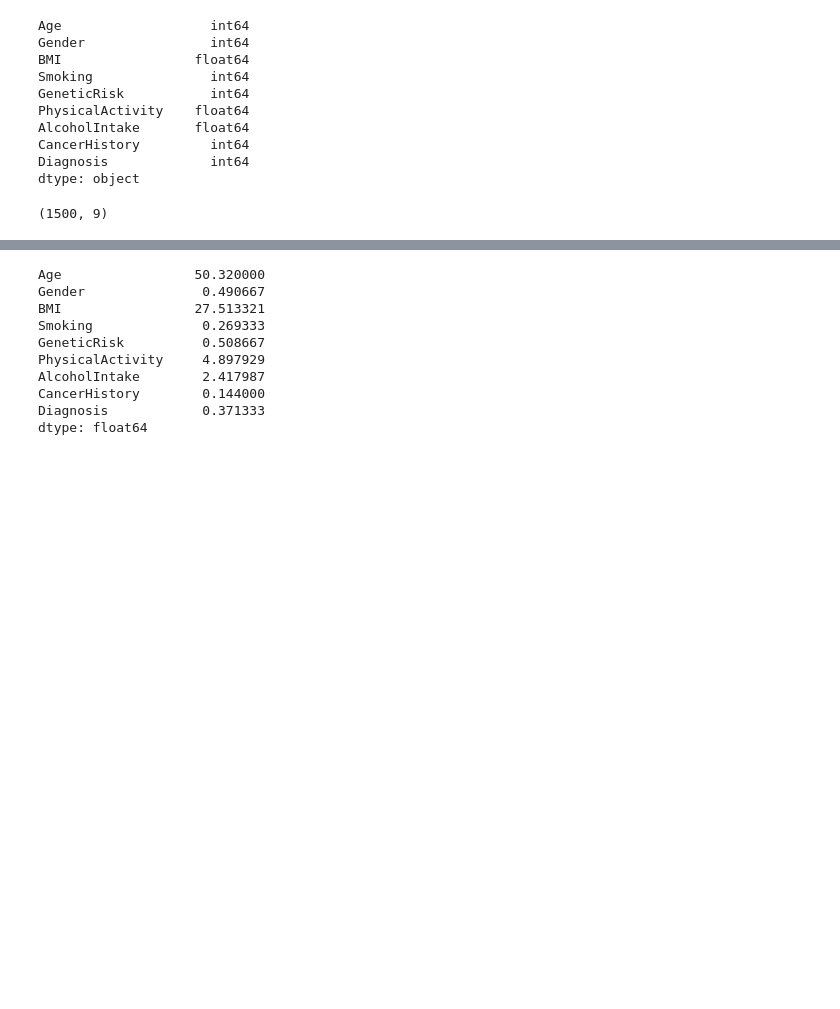
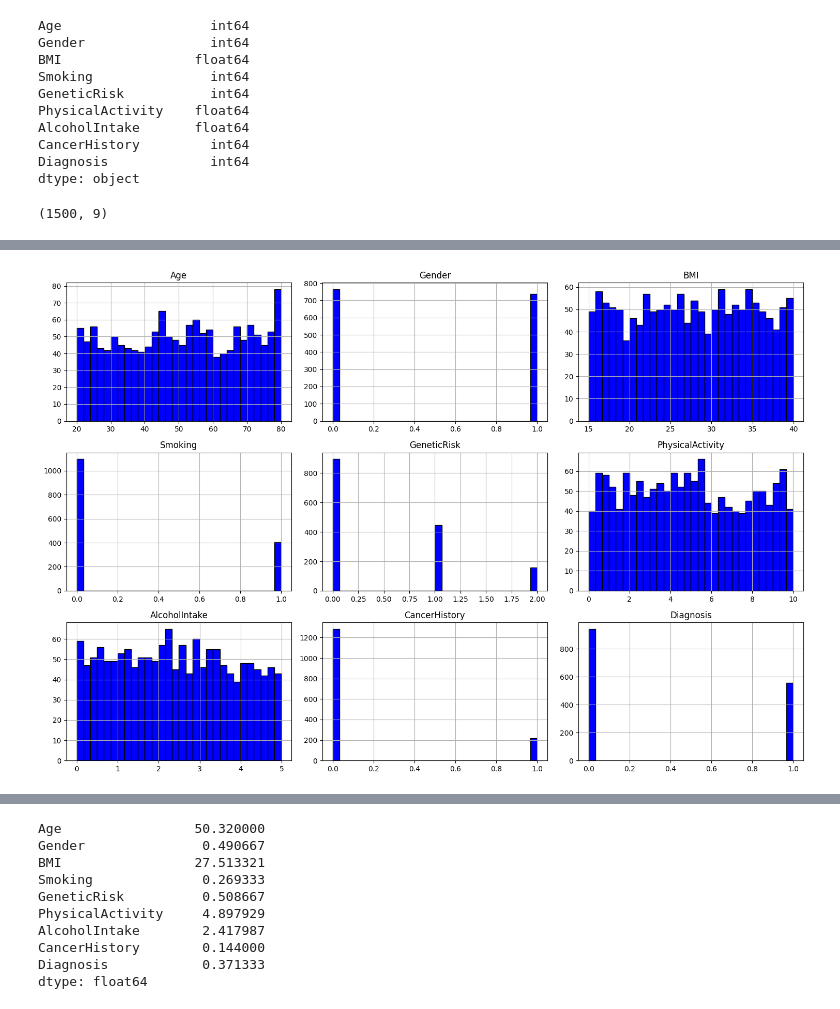
Before and after one commit to Savindi2002/Canser-Prediction-Analysis, a Jupyter notebook: notebooks/cancer_prediction.ipynb, the cells around one changed output, grey strips where cells are left out. Cells and saved outputs as stored; diff of their text form; code cells hidden in the pictures; blank space fills up the shorter version.

```diff
--- a/notebooks/cancer_prediction.ipynb
+++ b/notebooks/cancer_prediction.ipynb
@@ -63,3 +72,10 @@ df.describe()
+# %%
+df.hist(bins=30, figsize=(15, 10), color='blue', edgecolor='black')
+plt.tight_layout()
+plt.savefig("numerical_features_distribution.png")
+plt.show()
+# %% [output]
+[figure, added]
 # %%
 #summary statistics -numerical and categorical columns
 df.describe(include='all')
```
Also changed, not shown: parts of 2 cells of this notebook, 1 other file.
